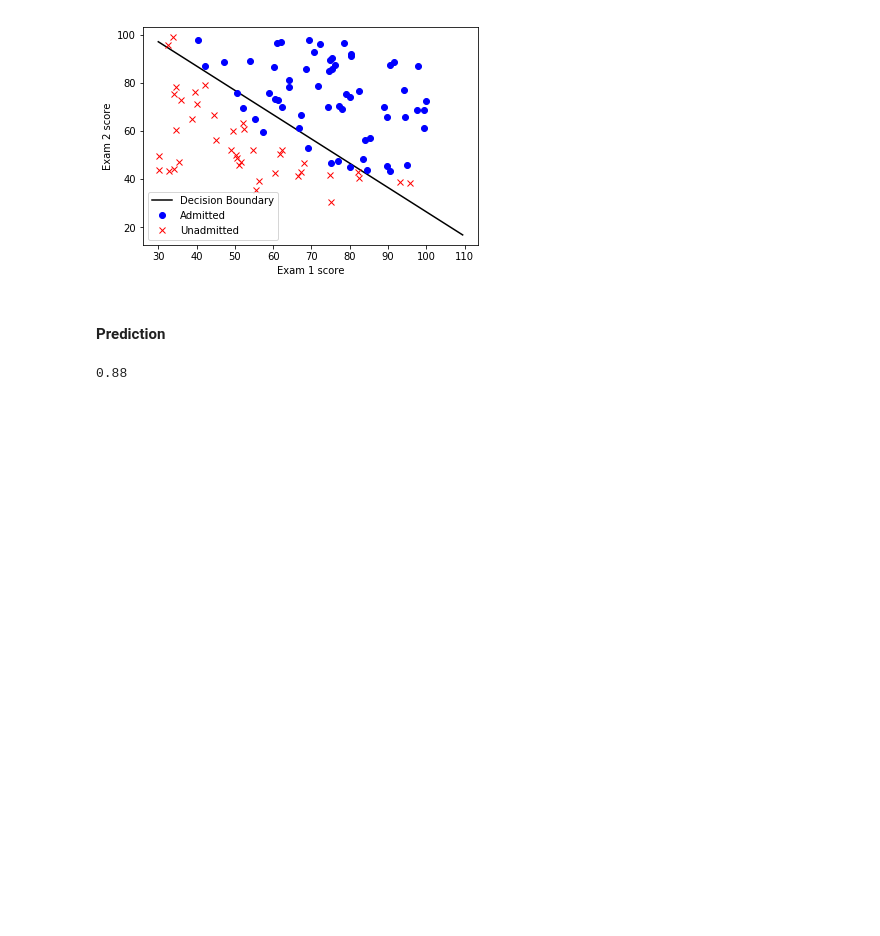
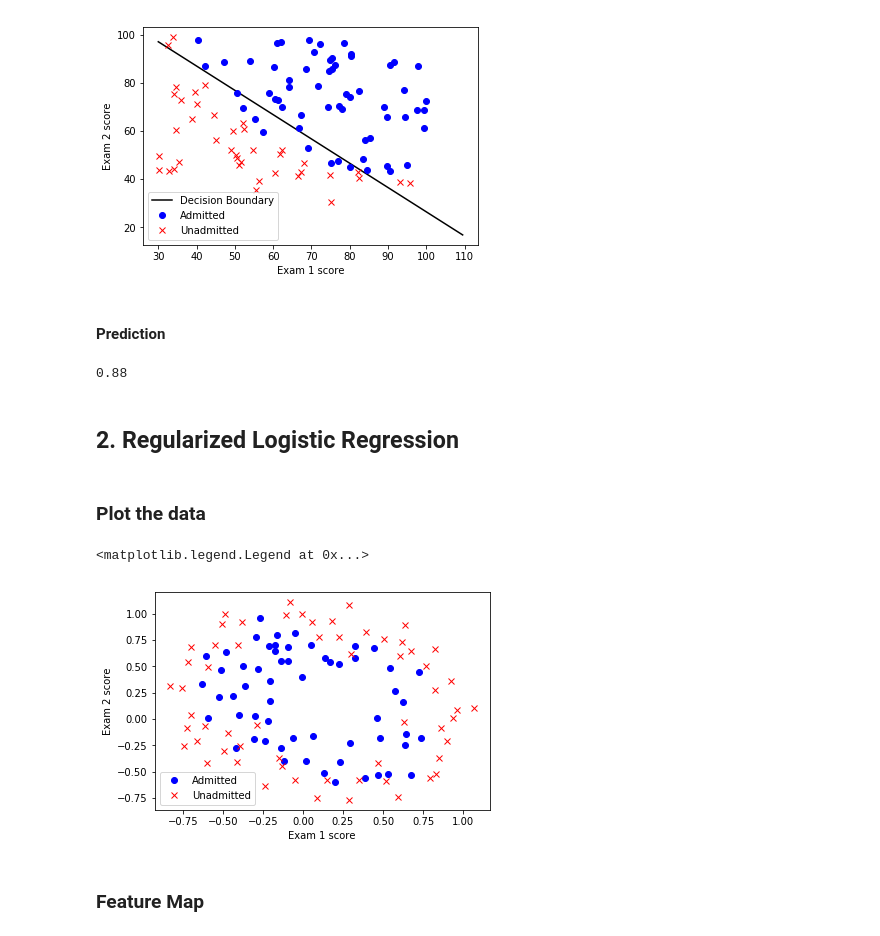
Before and after one commit to simonace/Machine-Learning-Course-by-Andrew-Ng-Exercises-in-Python, a Jupyter notebook: ex2/Ex2.ipynb, the cells around one changed output. Cells and saved outputs as stored; diff of their text form; code cells hidden in the pictures; blank space fills up the shorter version.

Commit message:
Coded importing and plotting data and feature map of regularized logistic regression in Ex2

```diff
--- a/ex2/Ex2.ipynb
+++ b/ex2/Ex2.ipynb
@@ -123,3 +123,33 @@ predict_correct = (prediction == ori)
 numpy.sum(predict_correct)/y.size
 # %% [output]
 0.88
+# %% [markdown]
+## 2. Regularized Logistic Regression
+# %%
+xx1, xx2, yy = numpy.loadtxt('ex2data2.txt',delimiter=',',unpack=True)
+xx = numpy.transpose(numpy.array([xx1,xx2]))
+yy = numpy.transpose(numpy.array([yy]))
+# %% [markdown]
+### Plot the data
+# %%
+admitted = []
+unadmitted = []
+for i in range(yy.size):
+    if yy[i] == 1:
+        admitted.append(xx[i])
+    else:
+        unadmitted.append(xx[i])
+admitted = numpy.array(admitted)
+unadmitted = numpy.array(unadmitted)
+# %%
+plt.figure()
+plt.plot(admitted[:,0],admitted[:,1],'bo',label='Admitted')
+plt.plot(unadmitted[:,0],unadmitted[:,1],'rx',label='Unadmitted')
+plt.xlabel('Exam 1 score')
+plt.ylabel('Exam 2 score')
+plt.legend()
+# %% [output]
+<matplotlib.legend.Legend at 0x...>
+[figure, added]
+# %% [markdown]
+### Feature Map
```
Also changed, not shown: parts of 1 cell of this notebook.
